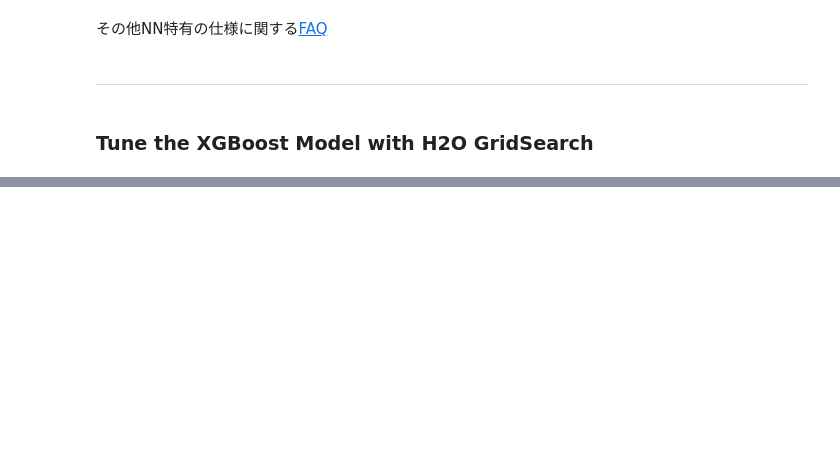
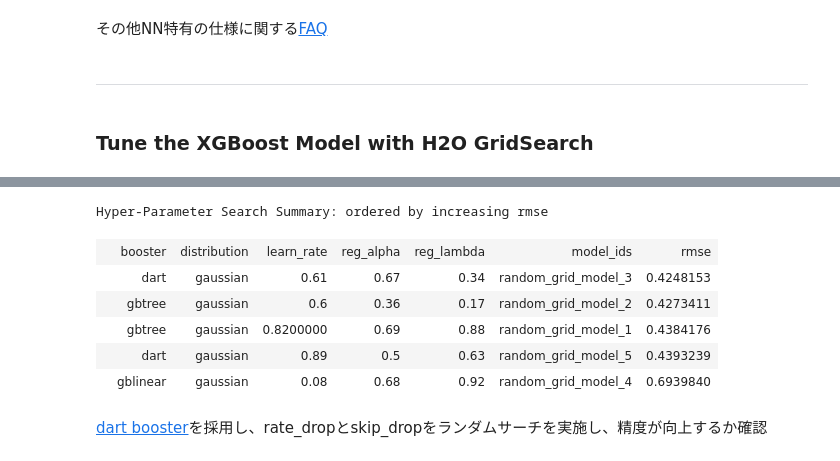
Before and after one commit to yukismd/H2O_3_Tutorial, a Jupyter notebook: python_api/H2O-3 Regression Tutorial.ipynb, the cells around one changed output, grey strips where cells are left out. Cells and saved outputs as stored; diff of their text form; code cells hidden in the pictures; blank space fills up the shorter version.

```diff
--- a/python_api/H2O-3 Regression Tutorial.ipynb
+++ b/python_api/H2O-3 Regression Tutorial.ipynb
@@ -482,0 +529,26 @@ RMSE on valid data:  0.4612041005183944
+# %%
+#> その他のハイパーパラメーターに対しランダムサーチを実施
+
+xgb = H2OXGBoostEstimator(model_id='xgb_grid', max_depth=9, ntrees=100,
+                          stopping_rounds=5,
+                          stopping_tolerance=1e-4,
+                          stopping_metric = "rmse",
+                          seed=42)
+
+hyper_params = {'reg_alpha' : [x*0.01 for x in range(0, 101)],
+                'reg_lambda' : [x*0.01 for x in range(0, 101)],
+                'learn_rate' : [x*0.01 for x in range(1, 101)],
+                'distribution' : ['poisson', 'tweedie', 'gaussian', 'gamma'],
+                'booster' : ['gbtree', 'gblinear', 'dart']}
+
+search_criteria_tune = {'strategy': "RandomDiscrete",
+                        'max_runtime_secs': 450,   # 探索のストップ基準：最大時間(7分半)
+                        'max_models': 50,   # 探索のストップ基準：作成する最大のモデル数
+                        'seed' : 42}
+
+xgb_grid = H2OGridSearch(xgb,
+                         hyper_params,
+                         grid_id='random_grid',
+                         search_criteria=search_criteria_tune)
+
+%time xgb_grid.train(x=x, y=y, training_frame=train, validation_frame=valid)
@@ -482,0 +569,13 @@ RMSE on valid data:  0.4612041005183944
+# %%
+#> 探索結果の表示（RMSE基準）
+xgb_grid.get_grid(sort_by='rmse', decreasing=False)
+# %% [output]
+Hyper-Parameter Search Summary: ordered by increasing rmse
+|  | booster | distribution | learn_rate | reg_alpha | reg_lambda | model_ids | rmse |
+|  | dart | gaussian | 0.61 | 0.67 | 0.34 | random_grid_model_3 | 0.4248153 |
+|  | gbtree | gaussian | 0.6 | 0.36 | 0.17 | random_grid_model_2 | 0.4273411 |
+|  | gbtree | gaussian | 0.8200000 | 0.69 | 0.88 | random_grid_model_1 | 0.4384176 |
+|  | dart | gaussian | 0.89 | 0.5 | 0.63 | random_grid_model_5 | 0.4393239 |
+|  | gblinear | gaussian | 0.08 | 0.68 | 0.92 | random_grid_model_4 | 0.6939840 |
+# %% [markdown]
+[dart booster](https://xgboost.readthedocs.io/en/latest/tutorials/dart.html)を採用し、rate_dropとskip_dropをランダムサーチを実施し、精度が向上するか確認
```
Also changed, not shown: parts of 37 cells of this notebook, 2 other files.
